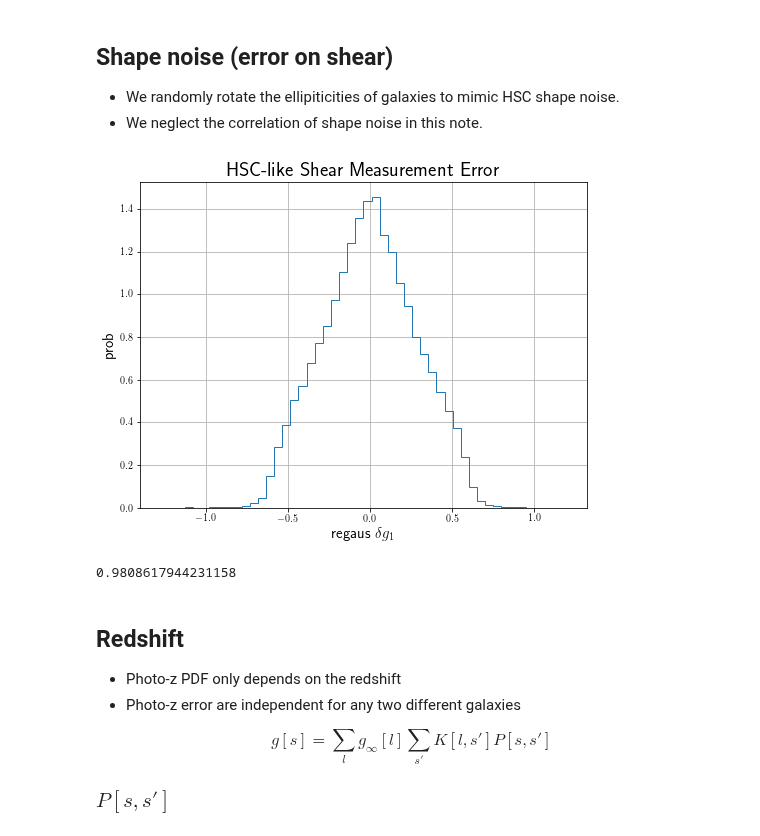
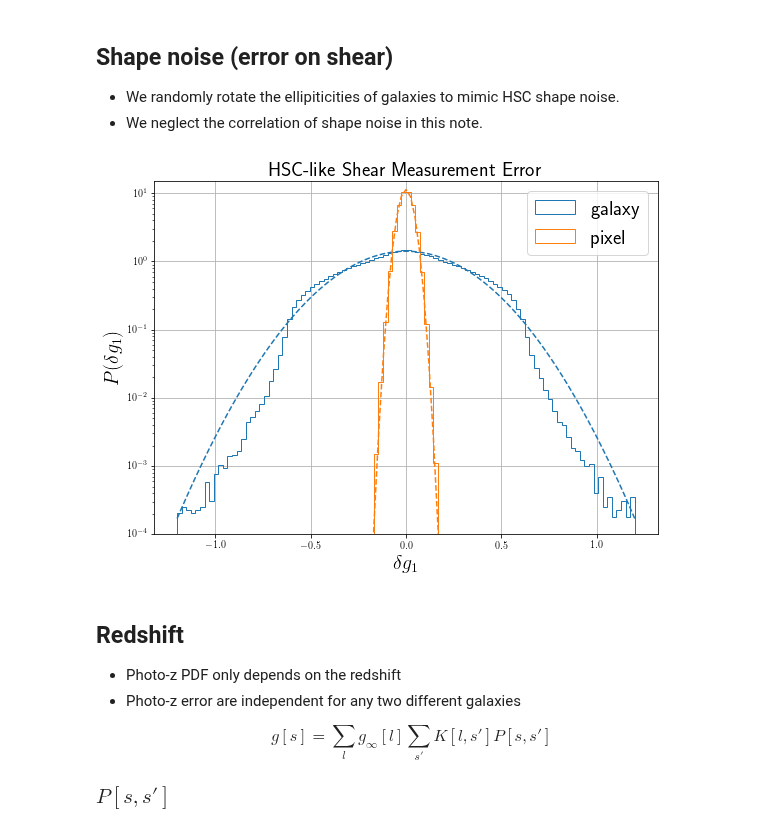
Before and after one commit to mr-superonion/splinv, a Jupyter notebook: notebook/sim-stamp-HSClike.ipynb, the cells around one changed output. Drawn from its saved outputs; the diff is of its cells as text; code cells hidden in the pictures.

```diff
--- a/notebook/sim-stamp-HSClike.ipynb
+++ b/notebook/sim-stamp-HSClike.ipynb
@@ -78,45 +78,61 @@ def rotCatalog(e1, e2, phi=None):
     e1_rot = e1 * cs + e2 * ss
     e2_rot = (-1.0) * e1 * ss + e2 * cs
     return e1_rot, e2_rot
+
+from scipy.stats import norm
+cmap=plt.get_cmap('tab20')
 
 e1      =   cdata['ishape_hsm_regauss_e1']
 e2      =   cdata['ishape_hsm_regauss_e2']
 m_b     =   cdata['ishape_hsm_regauss_derived_shear_bias_m']
 c1_b    =   cdata['ishape_hsm_regauss_derived_shear_bias_c1']
 c2_b    =   cdata['ishape_hsm_regauss_derived_shear_bias_c2']
 weight  =   cdata['ishape_hsm_regauss_derived_shape_weight']
 w_A     =   np.sum(weight)
 m_bA    =   np.sum(m_b*weight)/w_A
 Res_A   =   1.-np.sum(cdata['ishape_hsm_regauss_derived_rms_e']**2.*weight)/w_A
 g1      =   1./(1.+m_bA)*(e1/2./Res_A-c1_b)
 g2      =   1./(1.+m_bA)*(e2/2./Res_A-c2_b)
 t       =   1./(1.+m_bA)/2./Res_A
 weight  =   weight/(t**2.)
 
 g1nAll=[];g2nAll=[];wAll=[]
-for itry in range(1):
+for itry in range(20):
     np.random.seed(itry)
     g1n,g2n =   rotCatalog(g1,g2)
     g1nAll.extend(g1n)
     g2nAll.extend(g2n)
     wAll.extend(weight)
     del g1n,g2n
 
-#plt.hist(g1nAll,bins=50,weights=wAll,density=True,histtype='step',label='weighted')
+g1pixAll=[]
+for _i in range(100):
+    g1pixAll.append(pyfits.getdata('wrkDir/sim/HSC-obs/20200328/pixes/pixShearR-g1-sim%s.fits' %_i)[:,24:72,24:72].flatten())
+g1pixAll=np.hstack(g1pixAll)
+
 plt.figure(figsize=(8,6))
-plt.hist(g1nAll,bins=50,density=True,histtype='step',label='non-weighted')
+
+gbin=plt.hist(g1nAll,bins=100,density=True,range=(-1.2,1.2),histtype='step',label='galaxy',color=cmap(0))[1]
+gbinGal=(gbin-np.average(g1nAll))/np.std(g1nAll)
+a=norm.pdf(gbinGal)
+plt.plot(gbin,a/np.sum(a)/(gbin[1]-gbin[0]),color=cmap(0),ls='--')
+
+gbin=plt.hist(g1pixAll,bins=100,density=True,range=(-1.2,1.2),histtype='step',label='pixel',color=cmap(2))[1]
+gbinPix=(gbin-np.average(g1pixAll))/np.std(g1pixAll)
+a=norm.pdf(gbinPix)
+plt.plot(gbin,a/np.sum(a)/(gbin[1]-gbin[0]),color=cmap(2),ls='--')
+
 plt.title('HSC-like Shear Measurement Error',fontsize=20)
-plt.xlabel(r'regaus $\delta g_1$',fontsize=15)
-plt.ylabel('prob',fontsize=15)
-#plt.legend(fontsize=15)
+plt.xlabel(r'$\delta g_1$',fontsize=20)
+plt.ylabel(r'$P(\delta g_1)$',fontsize=20)
+plt.legend(fontsize=20)
+plt.yscale('log')
+plt.ylim(1e-4,15)
 plt.grid()
+plt.tight_layout()
 plt.savefig('../doc/paper_ms_method_HSCY1/shapeMeasurementError-HSCY1.pdf')
 # %% [output]
-[figure, old version]
+[figure, new version]
-# %%
-print(np.average(g1**2.*weight))
-# %% [output]
-0.9808617944231158
 # %% [markdown]
 ## Redshift
 + Photo-z PDF only depends on the redshift
```
Also changed, not shown: parts of 1 cell of this notebook, 4 other files.
